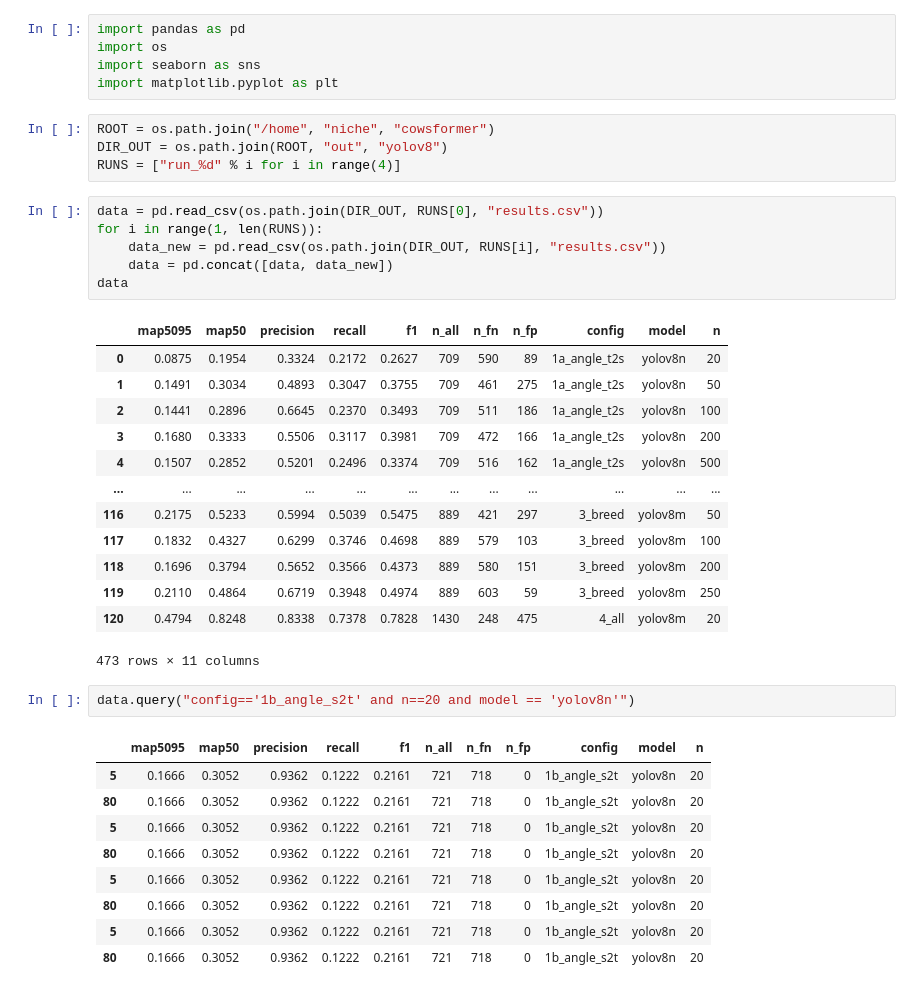
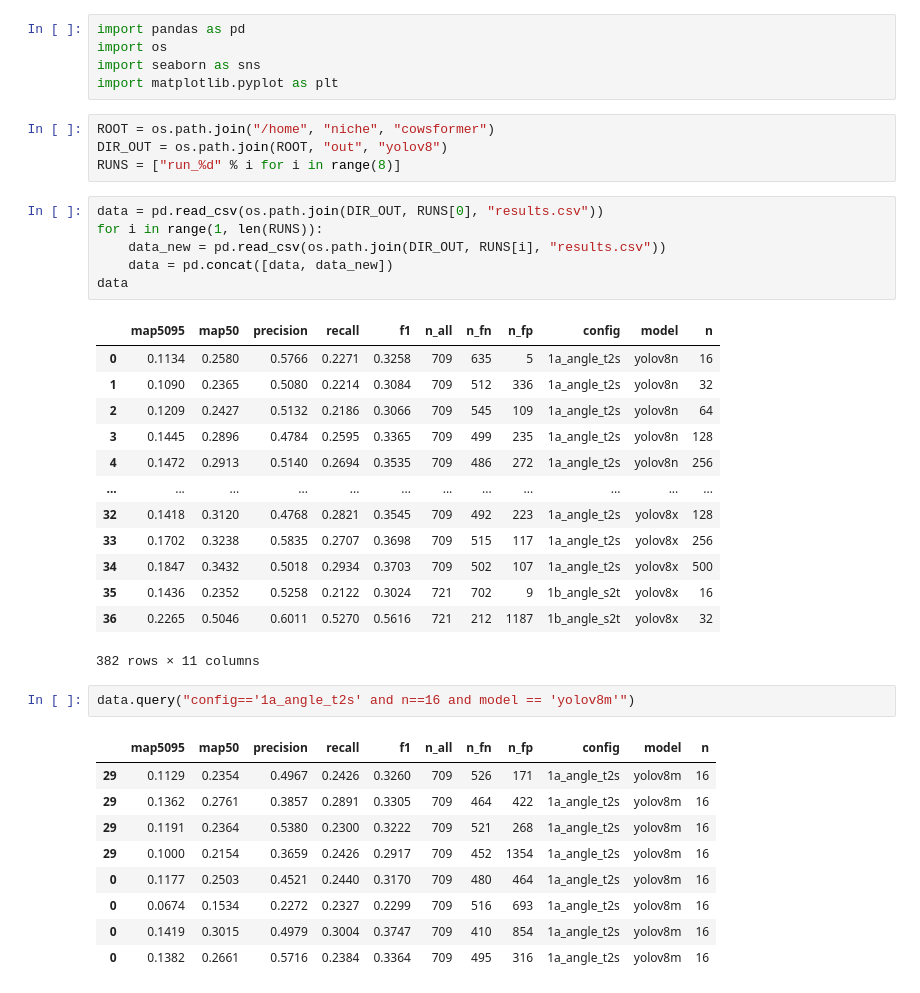
Before and after one commit to Niche-Squad/COLO, a Jupyter notebook: _2_evaluate.ipynb, the cells around one changed output. Saved outputs shown, nothing was run; the diff lists cells and outputs as text.

```diff
--- a/_2_evaluate.ipynb
+++ b/_2_evaluate.ipynb
@@ -6,7 +6,7 @@ import matplotlib.pyplot as plt
 # %%
 ROOT = os.path.join("/home", "niche", "cowsformer")
 DIR_OUT = os.path.join(ROOT, "out", "yolov8")
-RUNS = ["run_%d" % i for i in range(4)]
+RUNS = ["run_%d" % i for i in range(8)]
 # %%
 data = pd.read_csv(os.path.join(DIR_OUT, RUNS[0], "results.csv"))
 for i in range(1, len(RUNS)):
@@ -15,30 +15,30 @@ for i in range(1, len(RUNS)):
 data
 # %% [output]
 |  | map5095 | map50 | precision | recall | f1 | n_all | n_fn | n_fp | config | model | n |
-| 0 | 0.0875 | 0.1954 | 0.3324 | 0.2172 | 0.2627 | 709 | 590 | 89 | 1a_angle_t2s | yolov8n | 20 |
-| 1 | 0.1491 | 0.3034 | 0.4893 | 0.3047 | 0.3755 | 709 | 461 | 275 | 1a_angle_t2s | yolov8n | 50 |
-| 2 | 0.1441 | 0.2896 | 0.6645 | 0.2370 | 0.3493 | 709 | 511 | 186 | 1a_angle_t2s | yolov8n | 100 |
-| 3 | 0.1680 | 0.3333 | 0.5506 | 0.3117 | 0.3981 | 709 | 472 | 166 | 1a_angle_t2s | yolov8n | 200 |
-| 4 | 0.1507 | 0.2852 | 0.5201 | 0.2496 | 0.3374 | 709 | 516 | 162 | 1a_angle_t2s | yolov8n | 500 |
+| 0 | 0.1134 | 0.2580 | 0.5766 | 0.2271 | 0.3258 | 709 | 635 | 5 | 1a_angle_t2s | yolov8n | 16 |
+| 1 | 0.1090 | 0.2365 | 0.5080 | 0.2214 | 0.3084 | 709 | 512 | 336 | 1a_angle_t2s | yolov8n | 32 |
+| 2 | 0.1209 | 0.2427 | 0.5132 | 0.2186 | 0.3066 | 709 | 545 | 109 | 1a_angle_t2s | yolov8n | 64 |
+| 3 | 0.1445 | 0.2896 | 0.4784 | 0.2595 | 0.3365 | 709 | 499 | 235 | 1a_angle_t2s | yolov8n | 128 |
+| 4 | 0.1472 | 0.2913 | 0.5140 | 0.2694 | 0.3535 | 709 | 486 | 272 | 1a_angle_t2s | yolov8n | 256 |
 | ... | ... | ... | ... | ... | ... | ... | ... | ... | ... | ... | ... |
-| 116 | 0.2175 | 0.5233 | 0.5994 | 0.5039 | 0.5475 | 889 | 421 | 297 | 3_breed | yolov8m | 50 |
-| 117 | 0.1832 | 0.4327 | 0.6299 | 0.3746 | 0.4698 | 889 | 579 | 103 | 3_breed | yolov8m | 100 |
-| 118 | 0.1696 | 0.3794 | 0.5652 | 0.3566 | 0.4373 | 889 | 580 | 151 | 3_breed | yolov8m | 200 |
-| 119 | 0.2110 | 0.4864 | 0.6719 | 0.3948 | 0.4974 | 889 | 603 | 59 | 3_breed | yolov8m | 250 |
-| 120 | 0.4794 | 0.8248 | 0.8338 | 0.7378 | 0.7828 | 1430 | 248 | 475 | 4_all | yolov8m | 20 |
+| 32 | 0.1418 | 0.3120 | 0.4768 | 0.2821 | 0.3545 | 709 | 492 | 223 | 1a_angle_t2s | yolov8x | 128 |
+| 33 | 0.1702 | 0.3238 | 0.5835 | 0.2707 | 0.3698 | 709 | 515 | 117 | 1a_angle_t2s | yolov8x | 256 |
+| 34 | 0.1847 | 0.3432 | 0.5018 | 0.2934 | 0.3703 | 709 | 502 | 107 | 1a_angle_t2s | yolov8x | 500 |
+| 35 | 0.1436 | 0.2352 | 0.5258 | 0.2122 | 0.3024 | 721 | 702 | 9 | 1b_angle_s2t | yolov8x | 16 |
+| 36 | 0.2265 | 0.5046 | 0.6011 | 0.5270 | 0.5616 | 721 | 212 | 1187 | 1b_angle_s2t | yolov8x | 32 |
-473 rows × 11 columns
+382 rows × 11 columns
 # %%
-data.query("config=='1b_angle_s2t' and n==20 and model == 'yolov8n'")
+data.query("config=='1a_angle_t2s' and n==16 and model == 'yolov8m'")
 # %% [output]
 |  | map5095 | map50 | precision | recall | f1 | n_all | n_fn | n_fp | config | model | n |
-| 5 | 0.1666 | 0.3052 | 0.9362 | 0.1222 | 0.2161 | 721 | 718 | 0 | 1b_angle_s2t | yolov8n | 20 |
-| 80 | 0.1666 | 0.3052 | 0.9362 | 0.1222 | 0.2161 | 721 | 718 | 0 | 1b_angle_s2t | yolov8n | 20 |
-| 5 | 0.1666 | 0.3052 | 0.9362 | 0.1222 | 0.2161 | 721 | 718 | 0 | 1b_angle_s2t | yolov8n | 20 |
-| 80 | 0.1666 | 0.3052 | 0.9362 | 0.1222 | 0.2161 | 721 | 718 | 0 | 1b_angle_s2t | yolov8n | 20 |
-| 5 | 0.1666 | 0.3052 | 0.9362 | 0.1222 | 0.2161 | 721 | 718 | 0 | 1b_angle_s2t | yolov8n | 20 |
-| 80 | 0.1666 | 0.3052 | 0.9362 | 0.1222 | 0.2161 | 721 | 718 | 0 | 1b_angle_s2t | yolov8n | 20 |
-| 5 | 0.1666 | 0.3052 | 0.9362 | 0.1222 | 0.2161 | 721 | 718 | 0 | 1b_angle_s2t | yolov8n | 20 |
-| 80 | 0.1666 | 0.3052 | 0.9362 | 0.1222 | 0.2161 | 721 | 718 | 0 | 1b_angle_s2t | yolov8n | 20 |
+| 29 | 0.1129 | 0.2354 | 0.4967 | 0.2426 | 0.3260 | 709 | 526 | 171 | 1a_angle_t2s | yolov8m | 16 |
+| 29 | 0.1362 | 0.2761 | 0.3857 | 0.2891 | 0.3305 | 709 | 464 | 422 | 1a_angle_t2s | yolov8m | 16 |
+| 29 | 0.1191 | 0.2364 | 0.5380 | 0.2300 | 0.3222 | 709 | 521 | 268 | 1a_angle_t2s | yolov8m | 16 |
+| 29 | 0.1000 | 0.2154 | 0.3659 | 0.2426 | 0.2917 | 709 | 452 | 1354 | 1a_angle_t2s | yolov8m | 16 |
+| 0 | 0.1177 | 0.2503 | 0.4521 | 0.2440 | 0.3170 | 709 | 480 | 464 | 1a_angle_t2s | yolov8m | 16 |
+| 0 | 0.0674 | 0.1534 | 0.2272 | 0.2327 | 0.2299 | 709 | 516 | 693 | 1a_angle_t2s | yolov8m | 16 |
+| 0 | 0.1419 | 0.3015 | 0.4979 | 0.3004 | 0.3747 | 709 | 410 | 854 | 1a_angle_t2s | yolov8m | 16 |
+| 0 | 0.1382 | 0.2661 | 0.5716 | 0.2384 | 0.3364 | 709 | 495 | 316 | 1a_angle_t2s | yolov8m | 16 |
 # %%
 sns.lineplot(data=data.query("model == 'yolov8n'"), x="n", y="map50", hue="config",)
 # %% [output]
```
Also changed, not shown: parts of 3 cells of this notebook.
